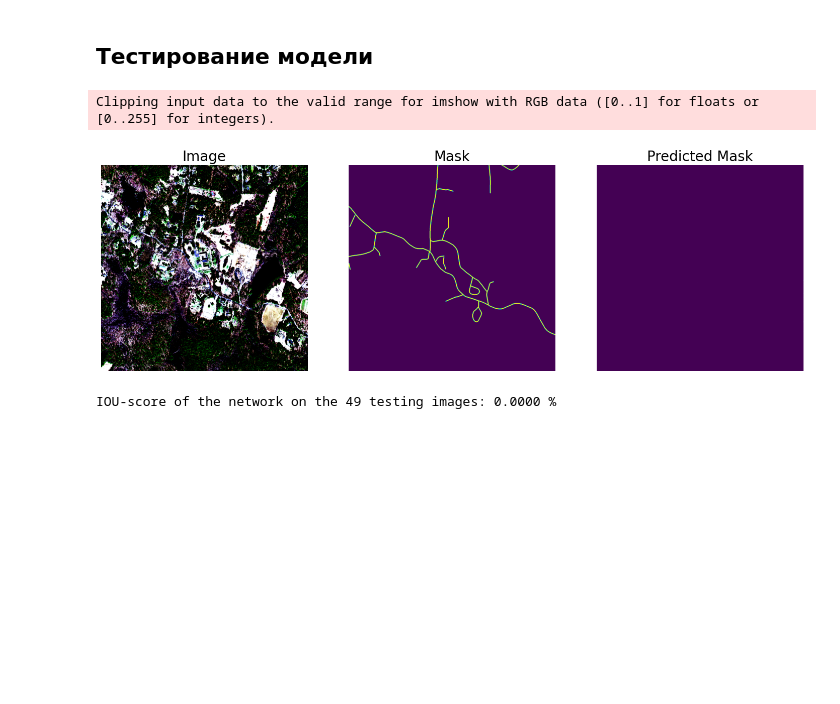
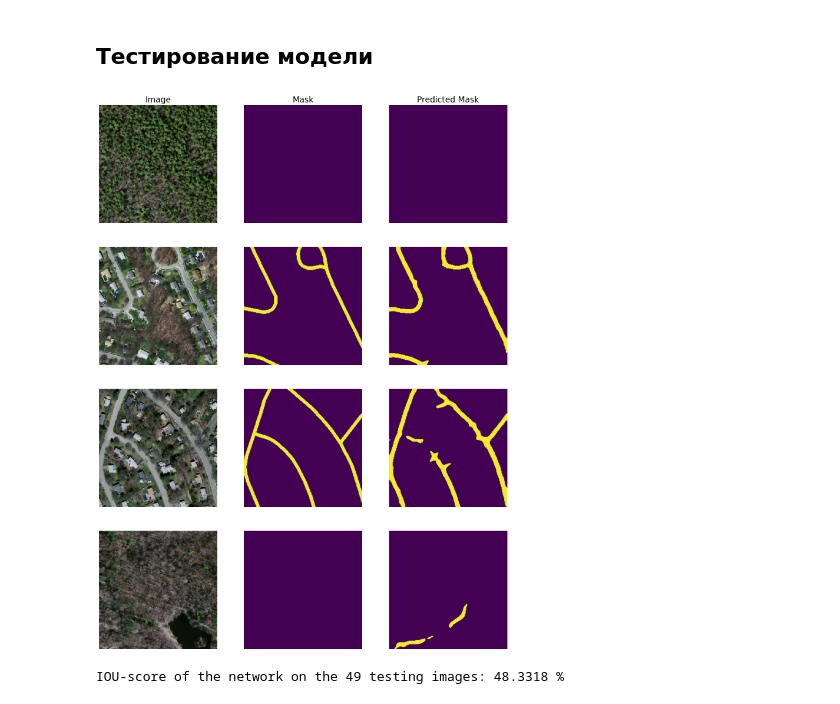
Before and after one commit to HerrPhoton/AI, a Jupyter notebook: Lab2/Main.ipynb, the cells around one changed output. Saved outputs shown, nothing was run; the diff lists cells and outputs as text; code cells hidden in the pictures; blank space fills up the shorter version.

```diff
--- a/Lab2/Main.ipynb
+++ b/Lab2/Main.ipynb
@@ -363,28 +369,33 @@ if not LOAD_MODEL:
 # %% [markdown]
 ## Тестирование модели
 # %%
-IOU = 0
-
+stats = []
 model.eval()
 
 with torch.no_grad():
     for i, (images, targets) in enumerate(test_loader):
 
         images  = images.to(device)
         targets = targets.float().to(device)
 
         # Прямой проход
-        predictions = model(images)
+        predictions = model(images).sigmoid()
+        predictions = predictions > 0.5
 
-        tp, fp, fn, tn = smp.metrics.get_stats(predictions, targets, mode = 'binary', threshold = 0.5)
-        IOU += sum(smp.metrics.iou_score(tp, fp, fn, tn))
+        tp, fp, fn, tn = smp.metrics.get_stats(predictions.long(), targets.long(), mode = 'binary', threshold = 0.5)
+        stats.append({"tp": tp, "fp": fp, "fn": fn, "tn": tn})
 
-        # Отобразить изображения с предсказанными названиями
-        if not i:
-            imshow(images.cpu(), targets.cpu(), 1, predictions.cpu())
+        # Отобразить изображения с предсказанными масками
+        if i == 0:
+            imshow(images.cpu(), targets.cpu(), predictions.cpu(), cnt = 4)
 
-    print('IOU-score of the network on the {} testing images: {:.4f} %'.format(n_test, 100 * IOU.item() / len(test_loader)))
+    tp = torch.cat([x["tp"] for x in stats])
+    fp = torch.cat([x["fp"] for x in stats])
+    fn = torch.cat([x["fn"] for x in stats])
+    tn = torch.cat([x["tn"] for x in stats])
+
+    IOU = smp.metrics.iou_score(tp, fp, fn, tn, reduction = 'micro-imagewise').item()
+    print('IOU-score of the network on the {} testing images: {:.4f} %'.format(n_test, 100 * IOU))
 # %% [output]
+[figure, new version]
-Clipping input data to the valid range for imshow with RGB data ([0..1] for floats or [0..255] for integers).
+IOU-score of the network on the 49 testing images: 48.3318 %
-[figure, old version]
-IOU-score of the network on the 49 testing images: 0.0000 %
```
Also changed, not shown: parts of 8 cells of this notebook.
